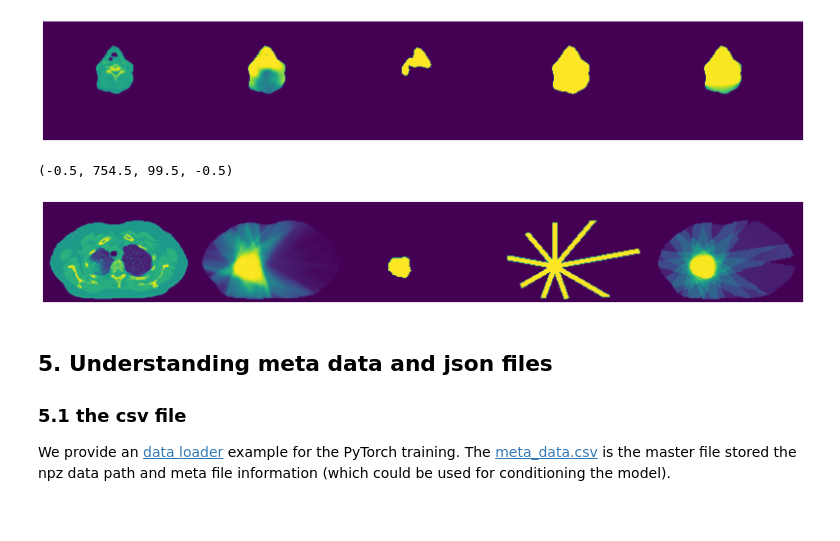
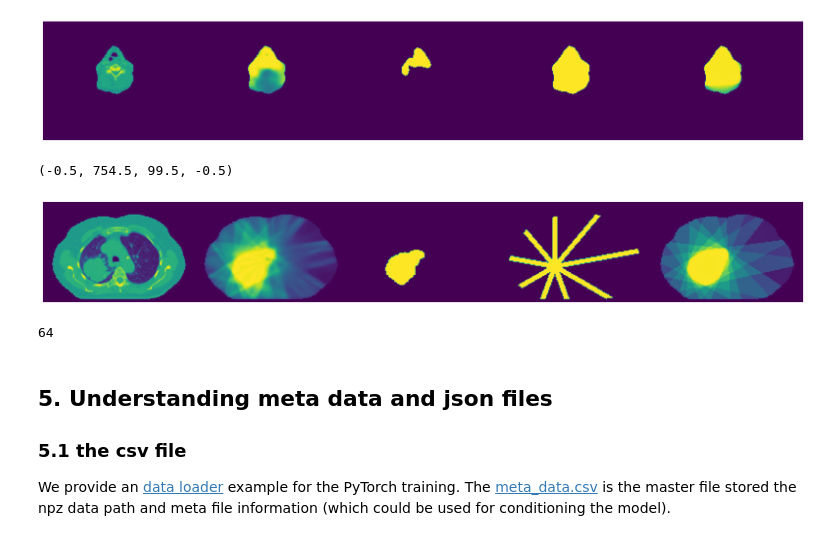
Before and after one commit to sunyu0410/GDP-HMM_AAPMChallenge, a Jupyter notebook: data_visual_understand.ipynb, the cells around one changed output. Drawn from its saved outputs; the diff is of its cells as text; code cells hidden in the pictures.

```diff
--- a/data_visual_understand.ipynb
+++ b/data_visual_understand.ipynb
@@ -104,13 +99,17 @@ plt.axis('off')
 # %%
 data_dict2 = np.load('data/0617-259694+imrt+MOS_33896.npz', allow_pickle=True)['arr_0'].item()
 
-save_img = save_screenshot(data_dict2, 'PTV', index = int(data_dict['isocenter'][0]), masked_by_body = True)
+save_img = save_screenshot(data_dict2, 'PTV', index = int(data_dict2['isocenter'][0]), masked_by_body = True)
 fig = plt.figure(figsize=(20, 4))
 plt.imshow(save_img)
 plt.axis('off')
 # %% [output]
 (-0.5, 754.5, 99.5, -0.5)
-[figure, old version]
+[figure, new version]
+# %%
+int(data_dict['isocenter'][0])
+# %% [output]
+64
 # %% [markdown]
 ## 5. Understanding meta data and json files
 
```
Also changed, not shown: parts of 2 cells of this notebook, 8 other files.
